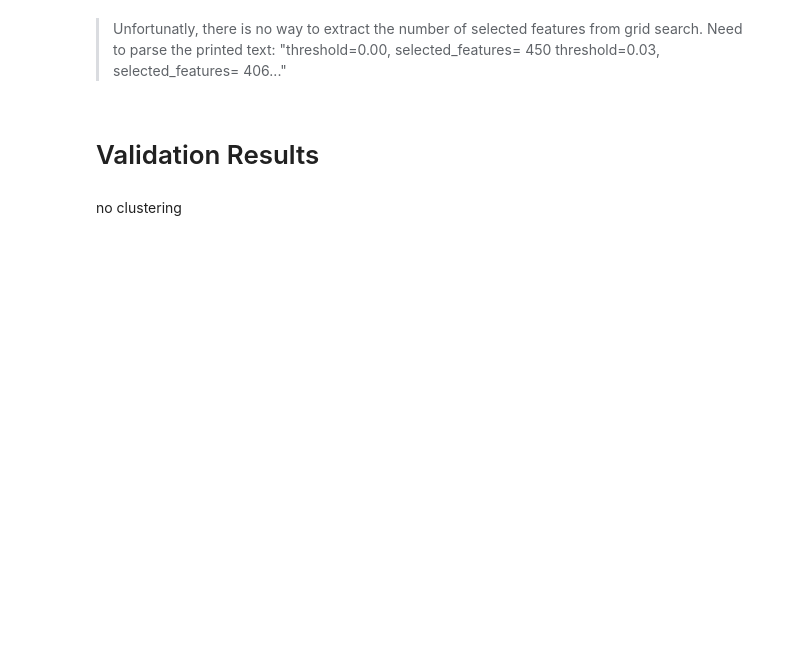
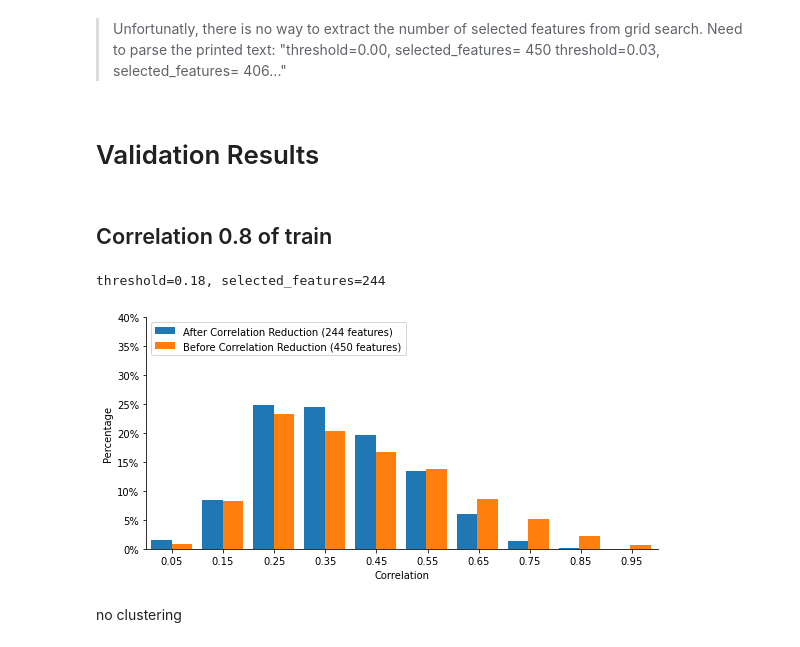
Before and after one commit to shakedna1/wspc_rep, a Jupyter notebook: Code/WSPC_train_pipeline.ipynb, the cells around one changed output. Cells and saved outputs as stored; diff of their text form; code cells hidden in the pictures; blank space fills up the shorter version.

```diff
--- a/Code/WSPC_train_pipeline.ipynb
+++ b/Code/WSPC_train_pipeline.ipynb
@@ -194,6 +192,36 @@ threshold=0.03, selected_features= 406..."
 # %%
 best_k = 450
 best_t = 0.18
+# %% [markdown]
+## Correlation 0.8 of train
+# %%
+fs_pipeline = feature_selection.get_fs_pipeline(dist_matrix_train, k=best_k, threshold=best_t)
+fs_pipeline.fit(X_train_raw, y_train)
+
+all_pgfams_train = pd.array(fs_pipeline['vectorize'].get_feature_names())
+k_best_pgfams_train = all_pgfams_train[fs_pipeline['k_best'].get_support()]
+cluster_pgfams_train = k_best_pgfams_train[fs_pipeline['cluster'].get_support()]
+# %% [output]
+threshold=0.18, selected_features=244
+# %%
+corr_matrix_train_clust = corr_matrix_train.loc[cluster_pgfams_train, cluster_pgfams_train]
+# %%
+corr_clust_matrix = corr_matrix_train_clust
+corr_all_matrix = corr_matrix_train
+
+NO_CORR_REDUCTION = f'Before Correlation Reduction ({len(corr_all_matrix)} features)'
+CORR_REDUCTION = f'After Correlation Reduction ({len(corr_clust_matrix)} features)'
+
+corr_clust = [i for i in corr_matrix_train_clust.values.flatten() if i != 1]
+corr_all = [i for i in corr_matrix_train.values.flatten() if i != 1]
+
+dataset_names = [CORR_REDUCTION, NO_CORR_REDUCTION]
+
+fig_path = figs_output / 'feature_correlation_train_without_valid.pdf'
+
+create_correlation_plot(corr_clust, corr_all, dataset_names, out_path=fig_path)
+# %% [output]
+[figure, added]
 # %% [markdown]
 no clustering
 # %%
```
Also changed, not shown: parts of 22 cells of this notebook, 1 other file.
